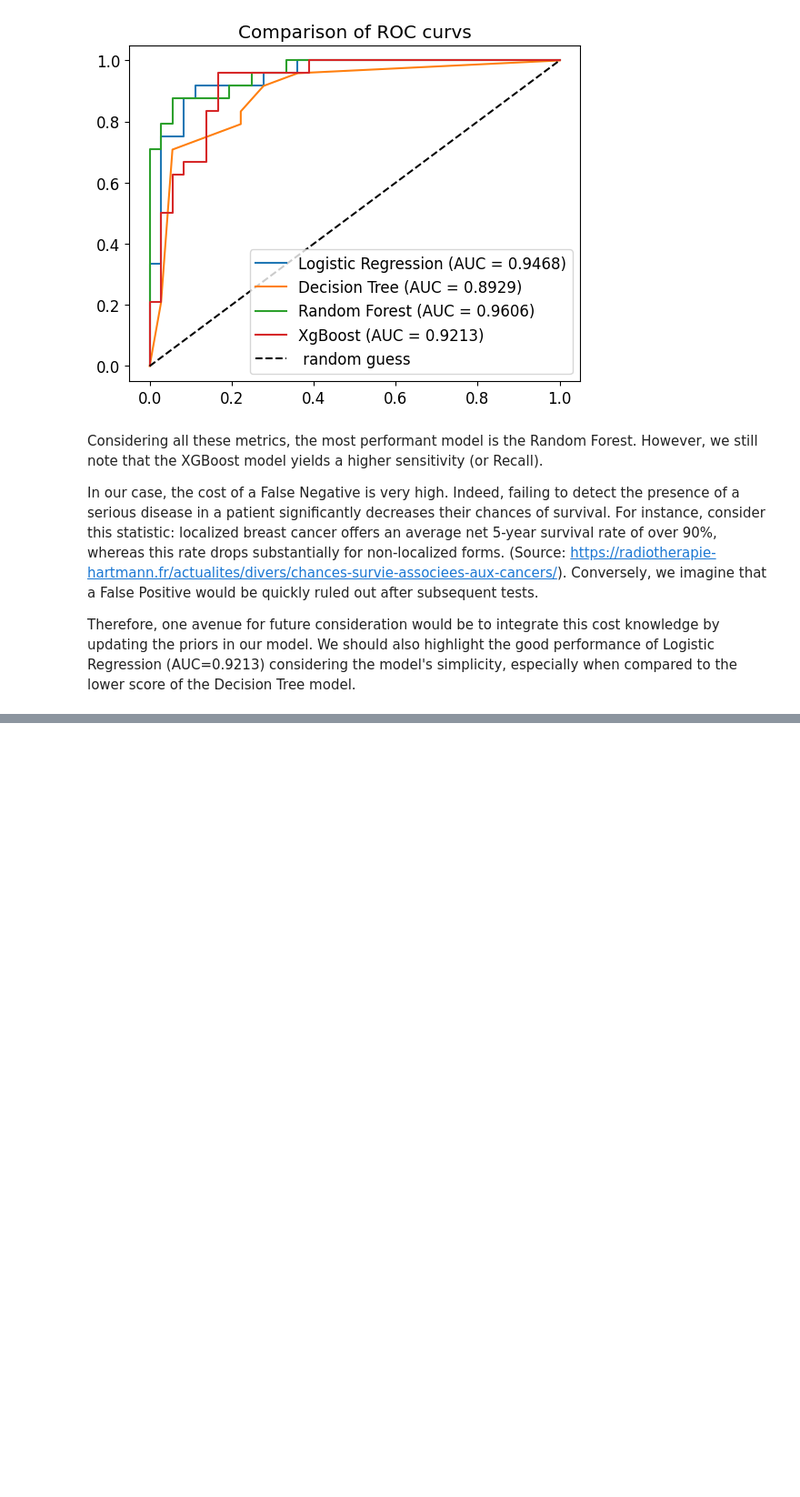
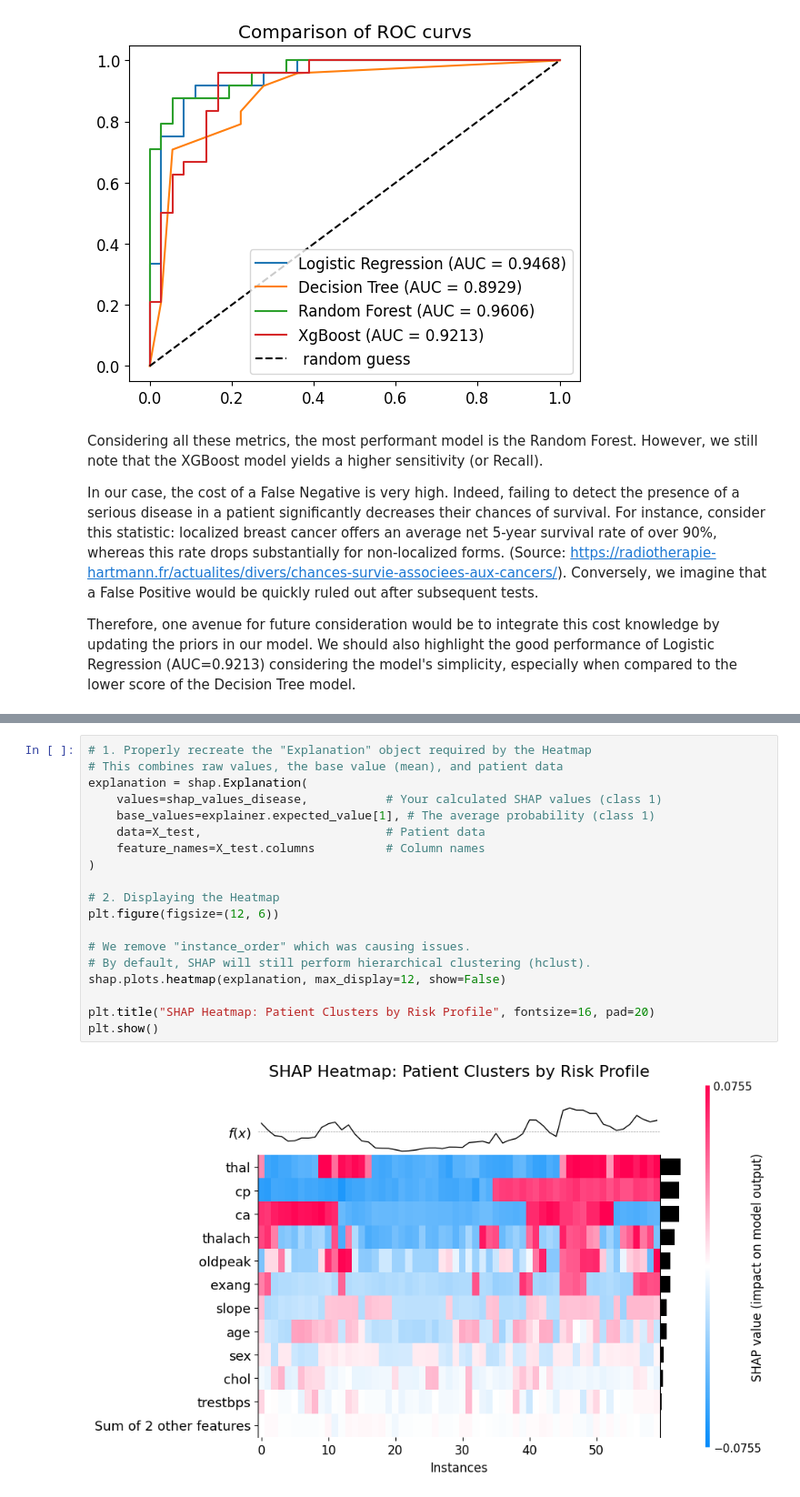
Before and after one commit to Raphaelt94/ML-Projects, a Jupyter notebook: HeartDisease/tp_heart_disease_v2.ipynb, the cells around one changed output, grey strips where cells are left out. Shown at 91% size. Cells and saved outputs as stored; diff of their text form; blank space fills up the shorter version.

```diff
--- a/HeartDisease/tp_heart_disease_v2.ipynb
+++ b/HeartDisease/tp_heart_disease_v2.ipynb
@@ -669,0 +783,21 @@ Therefore, one avenue for future consideration would be to integrate this cost k
+# %%
+# 1. Properly recreate the "Explanation" object required by the Heatmap
+# This combines raw values, the base value (mean), and patient data
+explanation = shap.Explanation(
+    values=shap_values_disease,           # Your calculated SHAP values (class 1)
+    base_values=explainer.expected_value[1], # The average probability (class 1)
+    data=X_test,                          # Patient data
+    feature_names=X_test.columns          # Column names
+)
+
+# 2. Displaying the Heatmap
+plt.figure(figsize=(12, 6))
+
+# We remove "instance_order" which was causing issues.
+# By default, SHAP will still perform hierarchical clustering (hclust).
+shap.plots.heatmap(explanation, max_display=12, show=False)
+
+plt.title("SHAP Heatmap: Patient Clusters by Risk Profile", fontsize=16, pad=20)
+plt.show()
+# %% [output]
+[figure, added]
```
Also changed, not shown: parts of 28 cells of this notebook.
